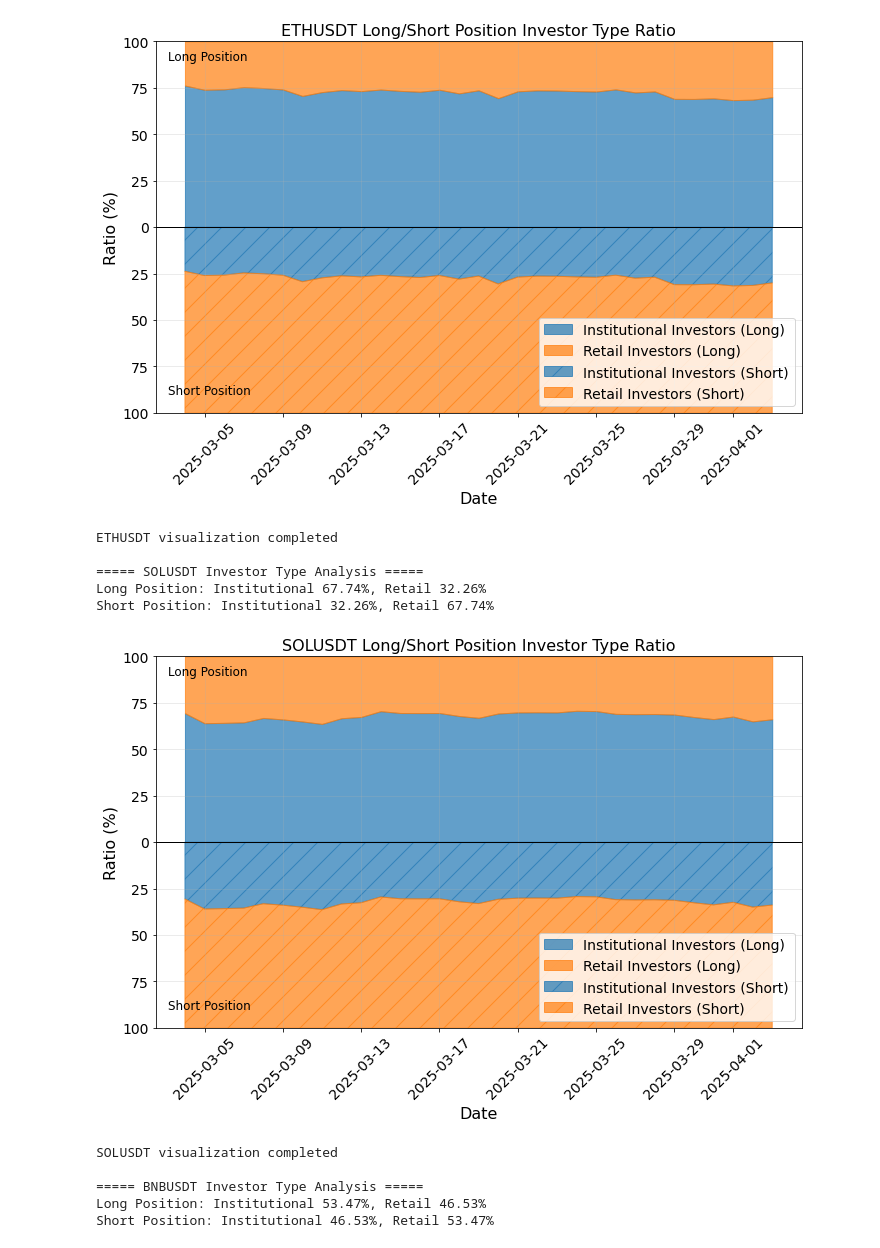
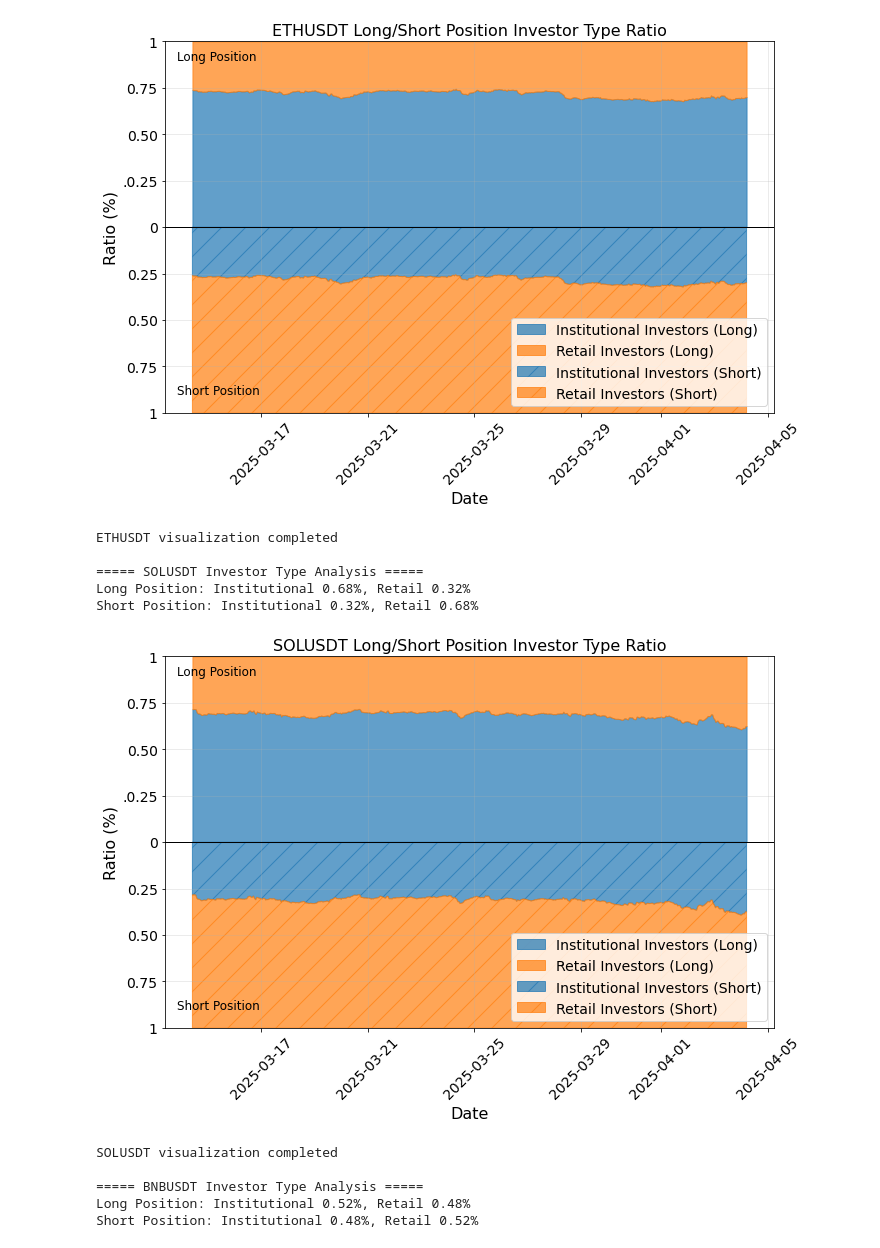
Before and after one commit to youngjinss/belief_of_belief_learning, a Jupyter notebook: notebook/[v2] binance_position_ratio.ipynb, the cells around one changed output. Drawn from its saved outputs; the diff is of its cells as text; code cells hidden in the pictures.

Commit message:
binance limit 500까지 확인 (한달)

```diff
--- a/notebook/[v2] binance_position_ratio.ipynb
+++ b/notebook/[v2] binance_position_ratio.ipynb
@@ -276,26 +445,40 @@ analyzer = BinanceInvestorAnalyzer()
 
 # 분석할 암호화폐 목록
 crypto_symbols = ["BTCUSDT", "ETHUSDT", "SOLUSDT", "BNBUSDT"]
+limit = 500
 
 # 데이터 가져오기
-investor_ratios = analyzer.get_all_investor_ratios(crypto_symbols, period="1d", limit=500)
+investor_ratios = analyzer.get_all_investor_ratios(
+    crypto_symbols, period="1h", limit=limit
+)
 
 # 결과 출력 및 시각화
 for symbol, data in investor_ratios.items():
     print(f"\n===== {symbol} Investor Type Analysis =====")
 
     # 최신 데이터 출력
-    mean = data.loc[:, ['long_institution_ratio', 'long_retail_ratio',
-       'short_institution_ratio', 'short_retail_ratio']].mean()
-    print(f"Long Position: Institutional {mean['long_institution_ratio']:.2f}%, Retail {mean['long_retail_ratio']:.2f}%")
-    print(f"Short Position: Institutional {mean['short_institution_ratio']:.2f}%, Retail {mean['short_retail_ratio']:.2f}%")
+    mean = data.loc[
+        :,
+        [
+            "long_institution_ratio",
+            "long_retail_ratio",
+            "short_institution_ratio",
+            "short_retail_ratio",
+        ],
+    ].mean()
+    print(
+        f"Long Position: Institutional {mean['long_institution_ratio']:.2f}%, Retail {mean['long_retail_ratio']:.2f}%"
+    )
+    print(
+        f"Short Position: Institutional {mean['short_institution_ratio']:.2f}%, Retail {mean['short_retail_ratio']:.2f}%"
+    )
 
     # 시각화
     # 3. 롱/숏 투자자 유형 비율 통합 그래프
     combined_plt = analyzer.visualize_combined_investor_ratio(data, symbol)
     combined_plt.show()
 
-    plt.close('all')
+    plt.close("all")
     print(f"{symbol} visualization completed")
 # %% [output]
 가져오는 중: BTCUSDT
@@ -315,12 +507,12 @@ Short Position: Institutional 27.45%, Retail 72.55%
-[figure, old version]
+[figure, new version]
 ETHUSDT visualization completed
 
 ===== SOLUSDT Investor Type Analysis =====
-Long Position: Institutional 67.74%, Retail 32.26%
-Short Position: Institutional 32.26%, Retail 67.74%
+Long Position: Institutional 0.68%, Retail 0.32%
+Short Position: Institutional 0.32%, Retail 0.68%
-[figure, old version]
+[figure, new version]
 SOLUSDT visualization completed
 
 ===== BNBUSDT Investor Type Analysis =====
-Long Position: Institutional 53.47%, Retail 46.53%
-Short Position: Institutional 46.53%, Retail 53.47%
+Long Position: Institutional 0.52%, Retail 0.48%
+Short Position: Institutional 0.48%, Retail 0.52%
```
Also changed, not shown: parts of 5 cells of this notebook, 3 other files.
